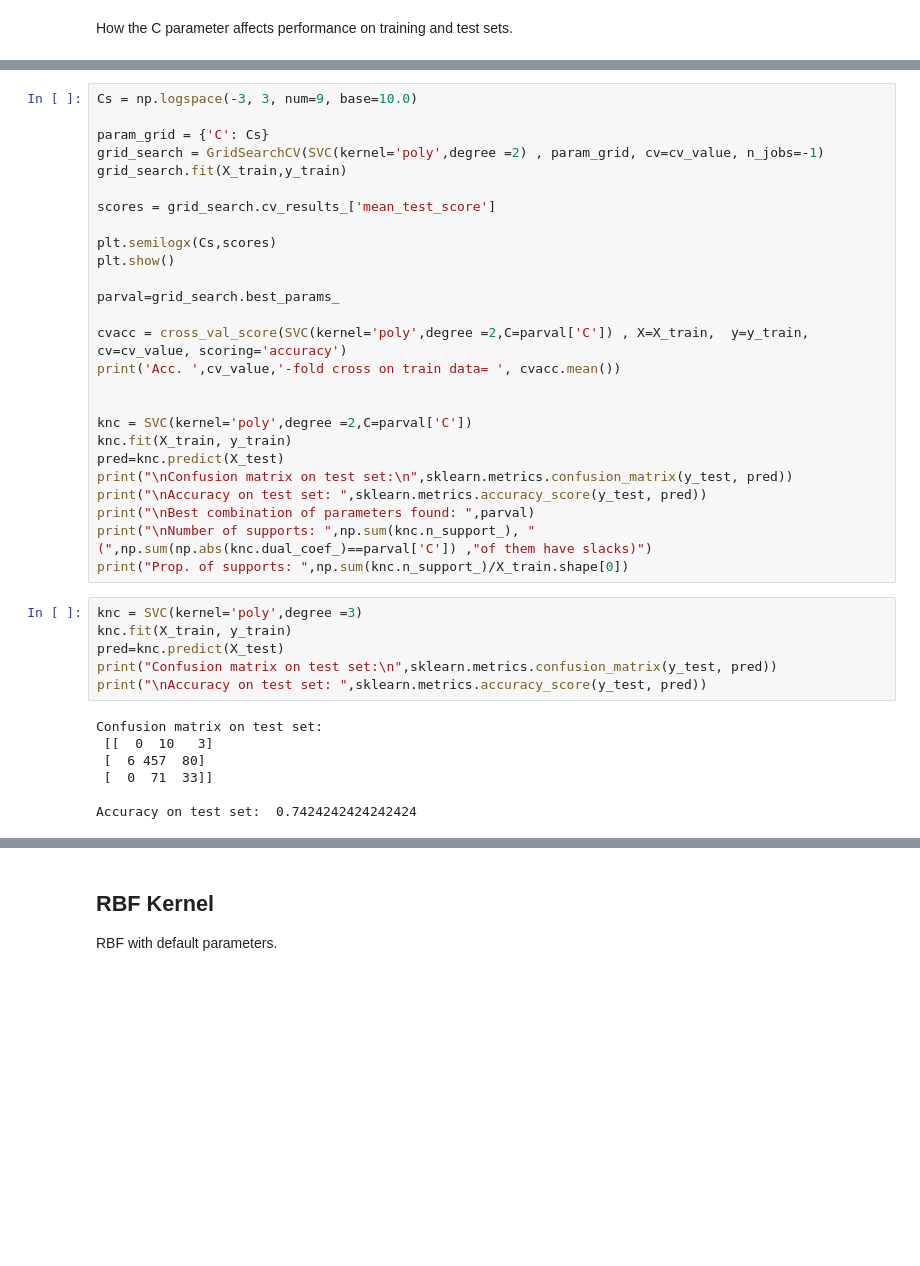
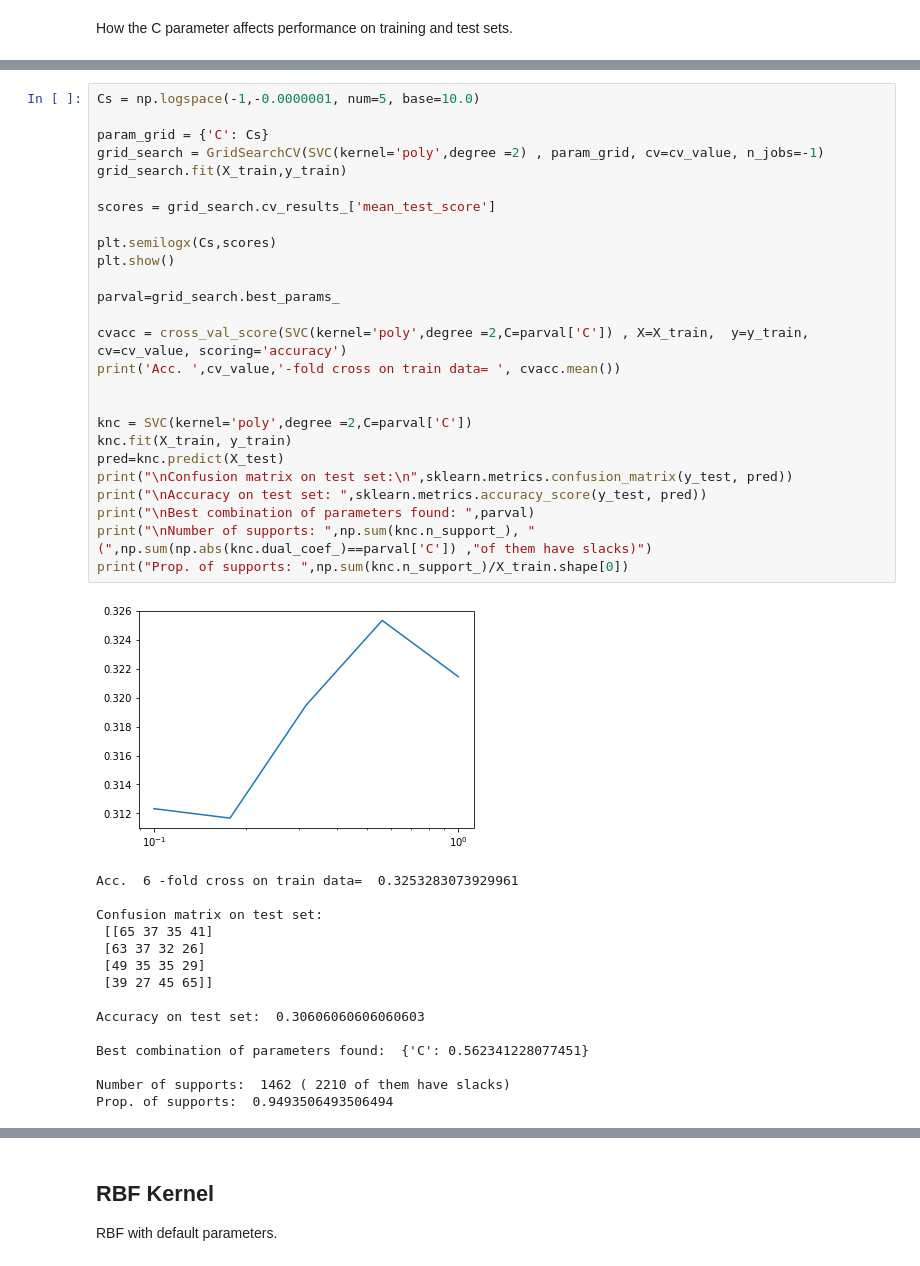
Before and after one commit to Asocsar/MD, a Jupyter notebook: Second_Part/SVM.ipynb, the cells around one changed output, grey strips where cells are left out. Drawn from its saved outputs; the diff is of its cells as text; blank space fills up the shorter version.

```diff
--- a/Second_Part/SVM.ipynb
+++ b/Second_Part/SVM.ipynb
@@ -128,39 +210,42 @@ print("\nAccuracy on test set: ",sklearn.metrics.accuracy_score(y_test, pred))
 # %%
-Cs = np.logspace(-3, 3, num=9, base=10.0)
+Cs = np.logspace(-1,-0.0000001, num=5, base=10.0)
 
 param_grid = {'C': Cs}
 grid_search = GridSearchCV(SVC(kernel='poly',degree =2) , param_grid, cv=cv_value, n_jobs=-1)
 grid_search.fit(X_train,y_train)
 
 scores = grid_search.cv_results_['mean_test_score']
 
 plt.semilogx(Cs,scores)
 plt.show()
 
 parval=grid_search.best_params_
 
 cvacc = cross_val_score(SVC(kernel='poly',degree =2,C=parval['C']) , X=X_train,  y=y_train, cv=cv_value, scoring='accuracy')
 print('Acc. ',cv_value,'-fold cross on train data= ', cvacc.mean())
 
 
 knc = SVC(kernel='poly',degree =2,C=parval['C'])
 knc.fit(X_train, y_train)
 pred=knc.predict(X_test)
 print("\nConfusion matrix on test set:\n",sklearn.metrics.confusion_matrix(y_test, pred))
 print("\nAccuracy on test set: ",sklearn.metrics.accuracy_score(y_test, pred))
 print("\nBest combination of parameters found: ",parval)
 print("\nNumber of supports: ",np.sum(knc.n_support_), "(",np.sum(np.abs(knc.dual_coef_)==parval['C']) ,"of them have slacks)")
 print("Prop. of supports: ",np.sum(knc.n_support_)/X_train.shape[0])
+# %% [output]
+[figure, added]
+Acc.  6 -fold cross on train data=  0.3253283073929961
+
+Confusion matrix on test set:
+ [[65 37 35 41]
+ [63 37 32 26]
+ [49 35 35 29]
+ [39 27 45 65]]
+
+Accuracy on test set:  0.30606060606060603
+
+Best combination of parameters found:  {'C': 0.562341228077451}
+
+Number of supports:  1462 ( 2210 of them have slacks)
+Prop. of supports:  0.9493506493506494
-# %%
-knc = SVC(kernel='poly',degree =3)
-knc.fit(X_train, y_train)
-pred=knc.predict(X_test)
-print("Confusion matrix on test set:\n",sklearn.metrics.confusion_matrix(y_test, pred))
-print("\nAccuracy on test set: ",sklearn.metrics.accuracy_score(y_test, pred))
-# %% [output]
-Confusion matrix on test set:
- [[  0  10   3]
- [  6 457  80]
- [  0  71  33]]
-
-Accuracy on test set:  0.7424242424242424
```
Also changed, not shown: parts of 15 cells of this notebook.
